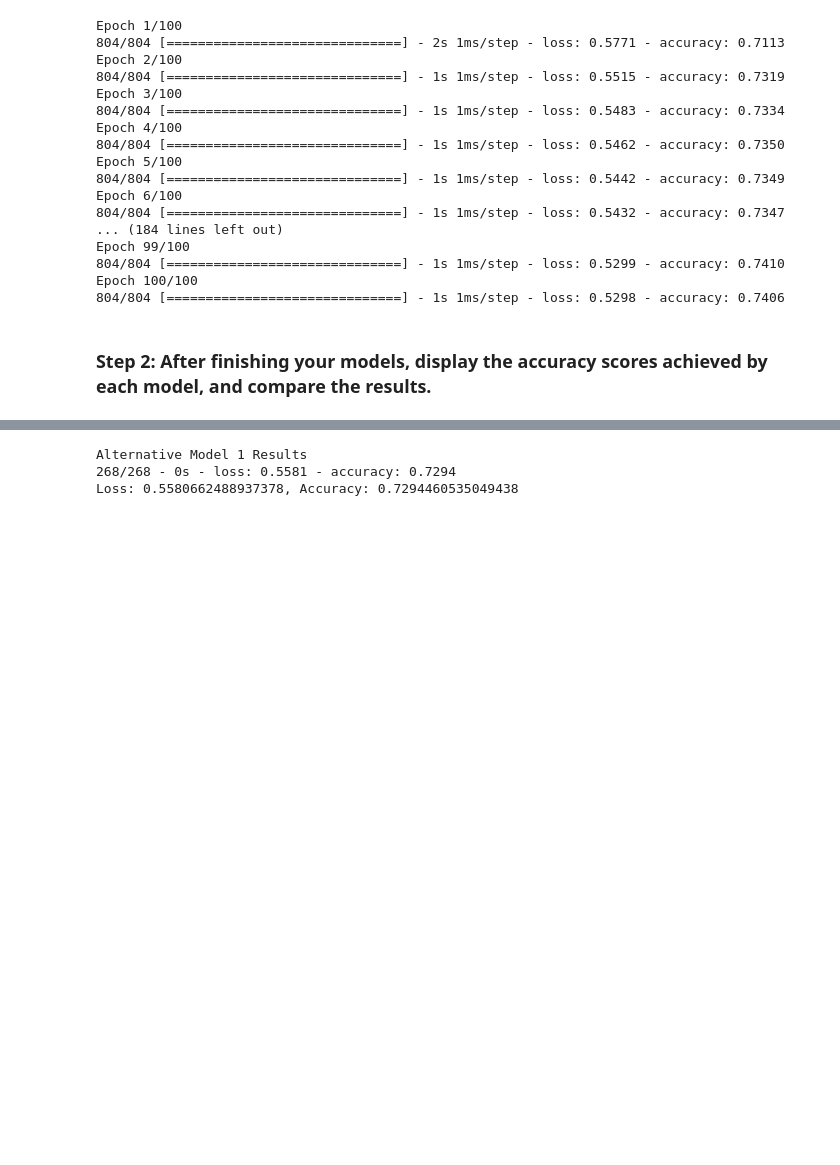
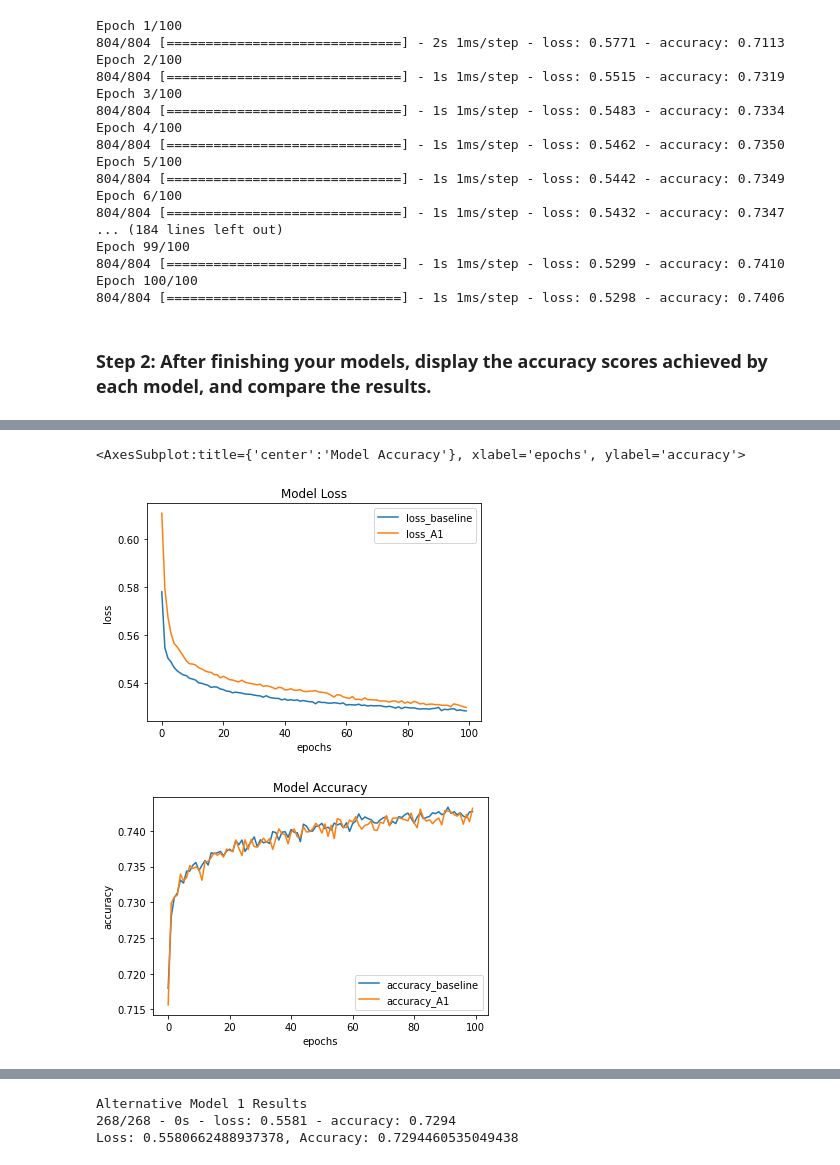
Before and after one commit to n8patterson/vc-neural-net, a Jupyter notebook: venture_funding_with_deep_learning.ipynb, the cells around one changed output, grey strips where cells are left out. Saved outputs shown, nothing was run; the diff lists cells and outputs as text; code cells hidden in the pictures; blank space fills up the shorter version.

Commit message:
add more graphs

```diff
--- a/venture_funding_with_deep_learning.ipynb
+++ b/venture_funding_with_deep_learning.ipynb
@@ -834,0 +823,24 @@ Loss: 0.561127245426178, Accuracy: 0.7307288646697998
+# %%
+# Create a DataFrame using the model history for loss
+models_plot_loss_baseline_vs_large = pd.DataFrame(
+    {'loss_baseline' : fit_model_baseline.history['loss'],
+    'loss_A1' : fit_model_A1.history['loss']
+    }
+)
+
+# Vizualize the model plot where the y-axis displays the loss metric
+models_plot_loss_baseline_vs_large.plot(title='Model Loss', xlabel='epochs', ylabel='loss')
+
+# Create a DataFrame using the model history for accuracy
+models_plot_accuracy_baseline_vs_large = pd.DataFrame(
+    {'accuracy_baseline' : fit_model_baseline.history['accuracy'],
+    'accuracy_A1' : fit_model_A1.history['accuracy']
+    }
+)
+
+# Vizualize the model plot where the y-axis displays the accuracy metric
+models_plot_accuracy_baseline_vs_large.plot(title='Model Accuracy', xlabel='epochs', ylabel='accuracy')
+# %% [output]
+<AxesSubplot:title={'center':'Model Accuracy'}, xlabel='epochs', ylabel='accuracy'>
+[figure, added]
+[figure, added]
```
Also changed, not shown: parts of 8 cells of this notebook, 1 other file.
